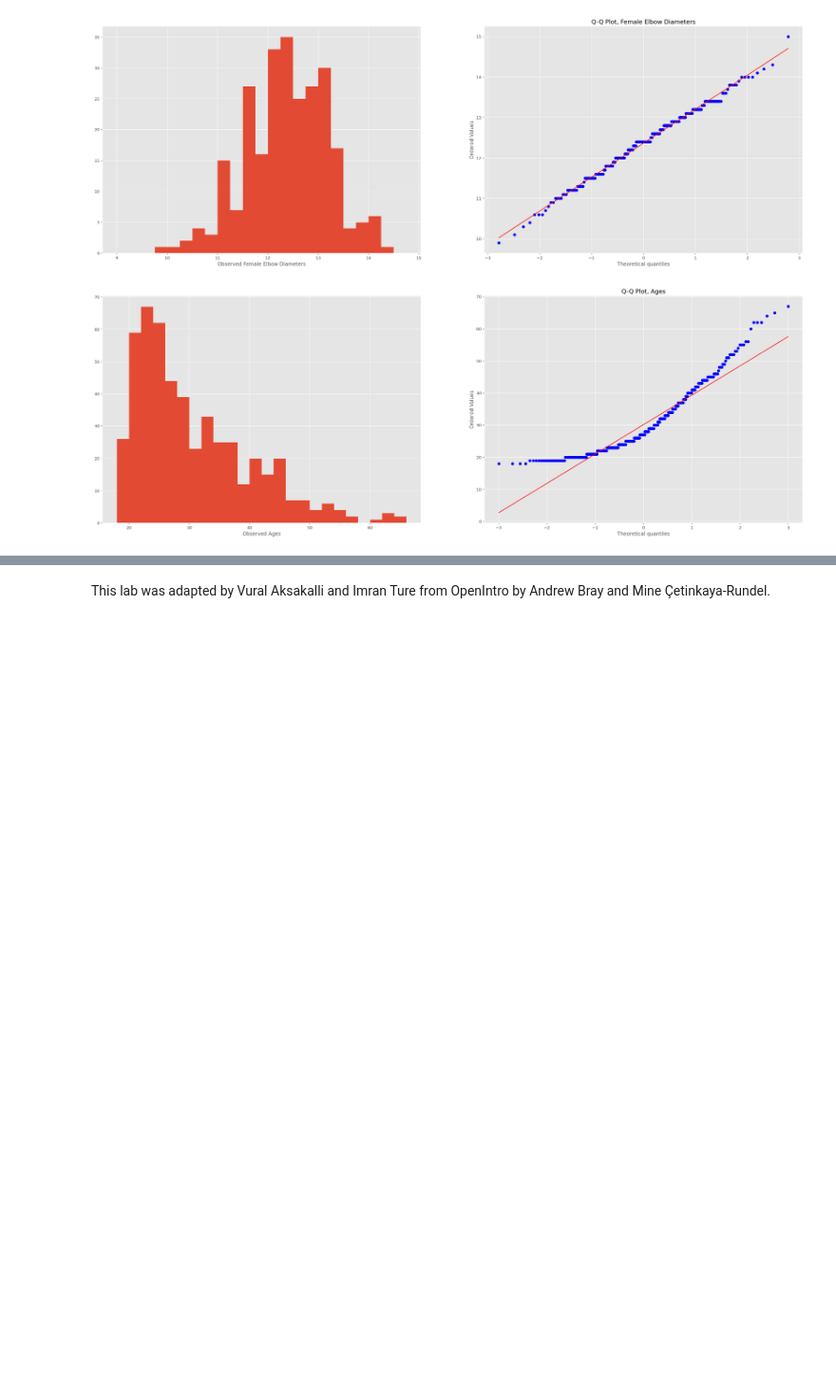
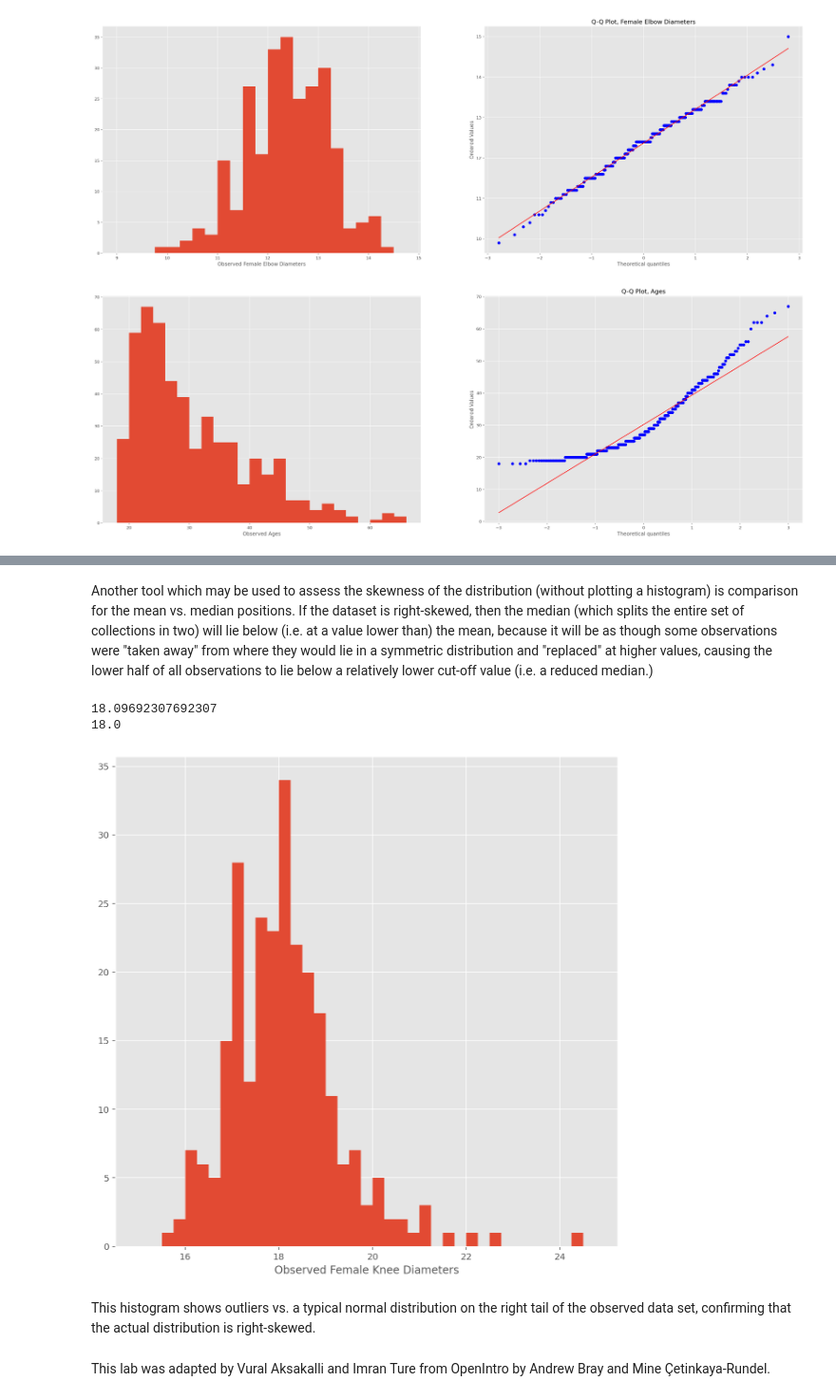
Before and after one commit to enlambdment/stats_tutorials, a Jupyter notebook: ch4_normal_distribution.ipynb, the cells around one changed output, grey strips where cells are left out. Shown at 95% size. Drawn from its saved outputs; the diff is of its cells as text; code cells hidden in the pictures; blank space fills up the shorter version.

```diff
--- a/ch4_normal_distribution.ipynb
+++ b/ch4_normal_distribution.ipynb
@@ -414,3 +451,22 @@ However, it is also clear that the individual observed ages do _not_ conform eve
+# %% [markdown]
+Another tool which may be used to assess the skewness of the distribution (without plotting a histogram) is comparison for the mean vs. median positions. If the dataset is right-skewed, then the median (which splits the entire set of collections in two) will lie below (i.e. at a value lower than) the mean, because it will be as though some observations were "taken away" from where they would lie in a symmetric distribution and "replaced" at higher values, causing the lower half of all observations to lie below a relatively lower cut-off value (i.e. a reduced median.)
+# %%
+print(fkne_dis.mean())    # 18.09692307692307
+print(fkne_dis.median())  # 18.0
+# %% [output]
+18.09692307692307
+18.0
+# %%
+plt.rcParams['figure.figsize'] = (10,10)
+
+# histogram
+plt.hist(fkne_dis, bins=np.arange(15.0, 25.0, 0.25))
+plt.xlabel("Observed Female Knee Diameters")
+plt.show();
+# %% [output]
+[figure, added]
+# %% [markdown]
+This histogram shows outliers vs. a typical normal distribution on the right tail of the observed data set, confirming that the actual distribution is right-skewed.
 # %% [markdown]
 <div class = "license">
 This lab was adapted by Vural Aksakalli and Imran Ture from OpenIntro by Andrew Bray and Mine Çetinkaya-Rundel.
```
Also changed, not shown: parts of 10 cells of this notebook.
